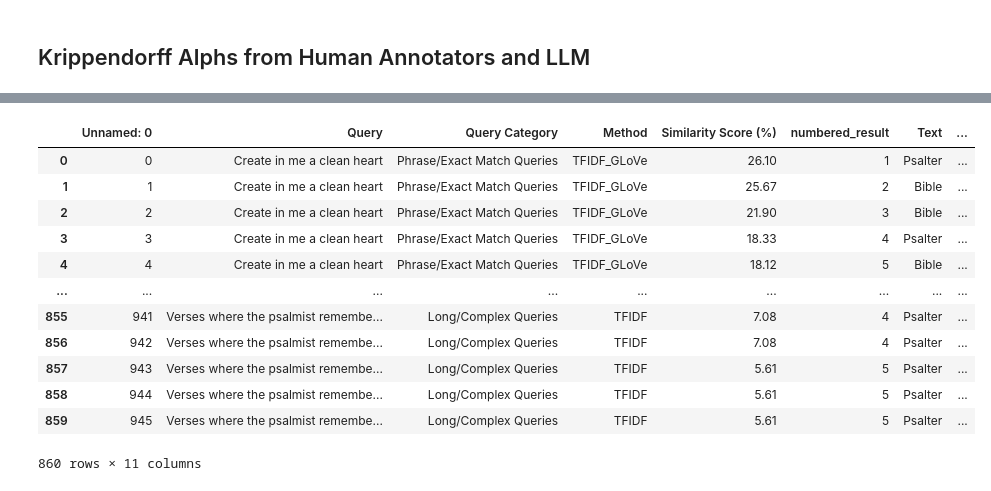
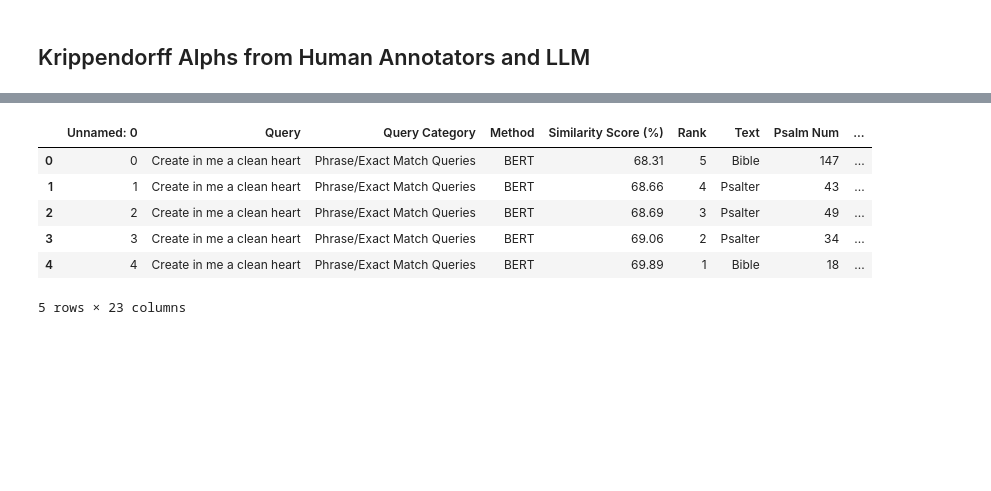
Before and after one commit to cwc09262/psalms-nlp-research, a Jupyter notebook: query_compare/llm_scoring/new_full/krpiiendorff.ipynb, the cells around one changed output, grey strips where cells are left out. Cells and saved outputs as stored; diff of their text form; code cells hidden in the pictures; blank space fills up the shorter version.

```diff
--- a/query_compare/llm_scoring/new_full/krpiiendorff.ipynb
+++ b/query_compare/llm_scoring/new_full/krpiiendorff.ipynb
@@ -542,4 +409,4 @@ pd.pivot_table(
 # %% [markdown]
 ## Krippendorff Alphs from Human Annotators and LLM
 # %%
-scores
+scores = pd.read_csv('human_and_llm_scores.csv')
@@ -560,17 +413,10 @@ scores
 # %%
-human_scores = pd.read_csv("human_scores.csv")
-human_scores
+scores.head()
 # %% [output]
-|  | Unnamed: 0 | Query | Query Category | Method | Similarity Score (%) | numbered_result | Text | ... |
-| 0 | 0 | Create in me a clean heart | Phrase/Exact Match Queries | TFIDF_GLoVe | 26.10 | 1 | Psalter | ... |
-| 1 | 1 | Create in me a clean heart | Phrase/Exact Match Queries | TFIDF_GLoVe | 25.67 | 2 | Bible | ... |
-| 2 | 2 | Create in me a clean heart | Phrase/Exact Match Queries | TFIDF_GLoVe | 21.90 | 3 | Bible | ... |
-| 3 | 3 | Create in me a clean heart | Phrase/Exact Match Queries | TFIDF_GLoVe | 18.33 | 4 | Psalter | ... |
-| 4 | 4 | Create in me a clean heart | Phrase/Exact Match Queries | TFIDF_GLoVe | 18.12 | 5 | Bible | ... |
-| ... | ... | ... | ... | ... | ... | ... | ... | ... |
-| 855 | 941 | Verses where the psalmist remembe... | Long/Complex Queries | TFIDF | 7.08 | 4 | Psalter | ... |
-| 856 | 942 | Verses where the psalmist remembe... | Long/Complex Queries | TFIDF | 7.08 | 4 | Psalter | ... |
-| 857 | 943 | Verses where the psalmist remembe... | Long/Complex Queries | TFIDF | 5.61 | 5 | Psalter | ... |
-| 858 | 944 | Verses where the psalmist remembe... | Long/Complex Queries | TFIDF | 5.61 | 5 | Psalter | ... |
-| 859 | 945 | Verses where the psalmist remembe... | Long/Complex Queries | TFIDF | 5.61 | 5 | Psalter | ... |
+|  | Unnamed: 0 | Query | Query Category | Method | Similarity Score (%) | Rank | Text | Psalm Num | ... |
+| 0 | 0 | Create in me a clean heart | Phrase/Exact Match Queries | BERT | 68.31 | 5 | Bible | 147 | ... |
+| 1 | 1 | Create in me a clean heart | Phrase/Exact Match Queries | BERT | 68.66 | 4 | Psalter | 43 | ... |
+| 2 | 2 | Create in me a clean heart | Phrase/Exact Match Queries | BERT | 68.69 | 3 | Psalter | 49 | ... |
+| 3 | 3 | Create in me a clean heart | Phrase/Exact Match Queries | BERT | 69.06 | 2 | Psalter | 34 | ... |
+| 4 | 4 | Create in me a clean heart | Phrase/Exact Match Queries | BERT | 69.89 | 1 | Bible | 18 | ... |
-860 rows × 11 columns
+5 rows × 23 columns
```
Also changed, not shown: parts of 52 cells of this notebook.
